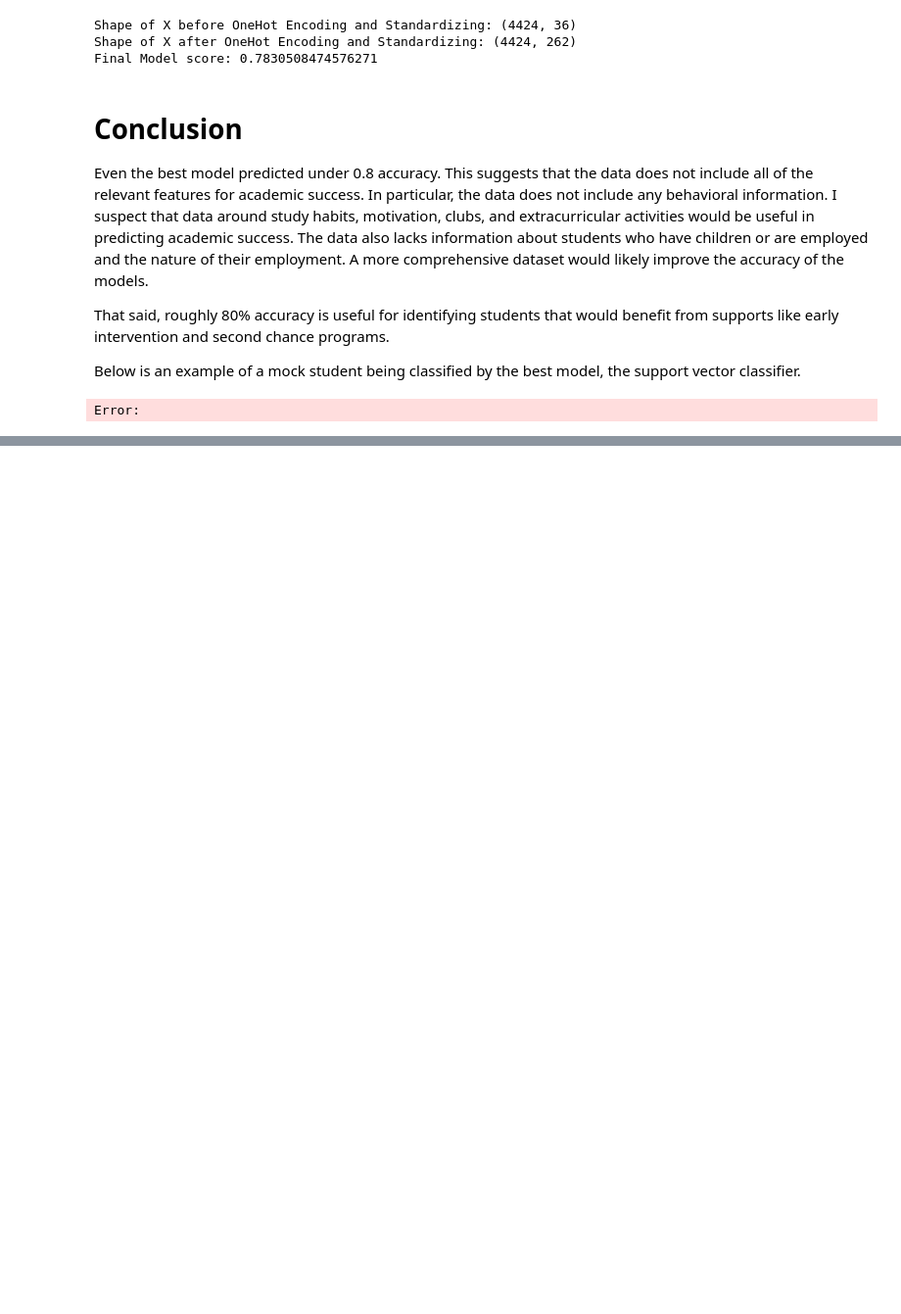
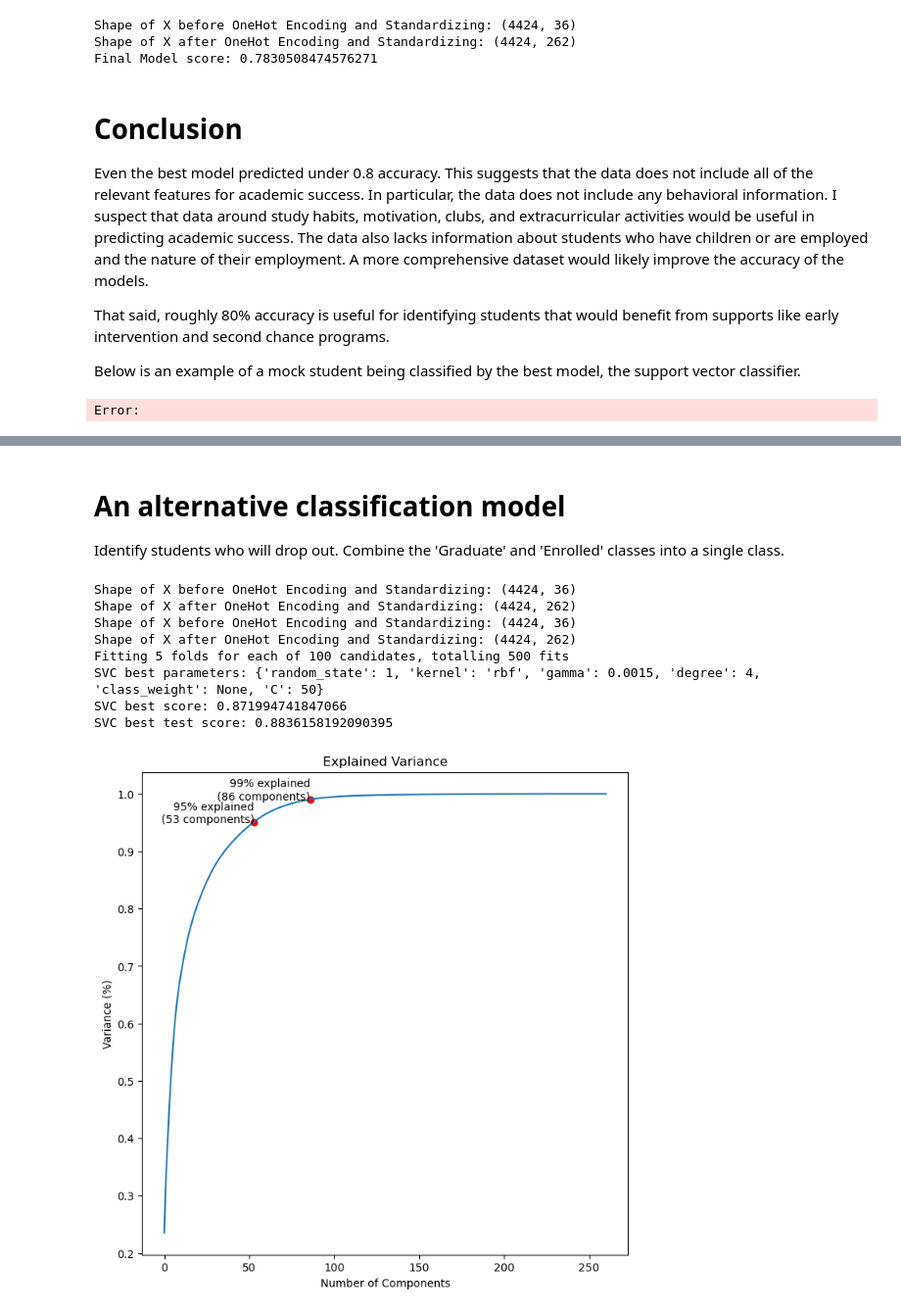
Before and after one commit to lrwham/Supervised-Learning-Final, a Jupyter notebook: final_model.ipynb, the cells around one changed output, grey strips where cells are left out. Shown at 98% size. Drawn from its saved outputs; the diff is of its cells as text; code cells hidden in the pictures; blank space fills up the shorter version.

```diff
--- a/final_model.ipynb
+++ b/final_model.ipynb
@@ -607,0 +605,66 @@ Error:
+# %% [markdown]
+# An alternative classification model
+Identify students who will drop out. Combine the 'Graduate' and 'Enrolled' classes into a single class.
+# %%
+from support import get_data, get_preprocessed_data
+from sklearn.decomposition import PCA
+import numpy as np
+import matplotlib.pyplot as plt
+from sklearn.model_selection import RandomizedSearchCV
+
+# Combine Graduate and Enrolled
+data = get_data()
+data['Target'] = data['Target'].replace({2: 1})
+
+X_train, X_test, y_train, y_test, preprocessor = get_preprocessed_data(data)
+
+pca = PCA(svd_solver="arpack")
+X_train = pca.fit_transform(X_train)
+
+explained_variance_95 = np.argmax(np.cumsum(pca.explained_variance_ratio_) > 0.95)
+explained_variance_99 = np.argmax(np.cumsum(pca.explained_variance_ratio_) > 0.99)
+
+plt.figure(figsize=(8, 8))
+plt.plot(np.cumsum(pca.explained_variance_ratio_))
+plt.scatter(explained_variance_95, 0.95, color="red")
+plt.text(explained_variance_95, 0.95, f"95% explained\n({explained_variance_95} components)", ha="right")
+plt.scatter(explained_variance_99, 0.99, color="red")
+plt.text(explained_variance_99, 0.99, f"99% explained\n({explained_variance_99} components)", ha="right")
+plt.xlabel("Number of Components")
+plt.ylabel("Variance (%)")
+plt.title("Explained Variance")
+plt.savefig("explained_variance_binary.png")
+
+X_train, X_test, y_train, y_test, preprocessor = get_preprocessed_data(data)
+
+pca = PCA(n_components=explained_variance_99, svd_solver="arpack")
+X_train = pca.fit_transform(X_train)
+X_test = pca.transform(X_test)
+
+from sklearn.svm import SVC
+
+random_search_svc = RandomizedSearchCV(SVC(), param_distributions=param_grid_SVC, n_iter=100, cv=5, n_jobs=N_JOBS, verbose=3)
+
+random_search_svc.fit(X_train, y_train)
+
+best_params = random_search_svc.best_params_
+best_score = random_search_svc.best_score_
+best_estimator = random_search_svc.best_estimator_
+best_test_score = best_estimator.score(X_test, y_test)
+
+print(f'SVC best parameters: {best_params}')
+print(f'SVC best score: {best_score}')
+print(f'SVC best test score: {best_test_score}')
+
+scores = {} if 'scores' not in locals() else scores
+scores['post_pca_SVC_binary'] = (best_score, best_test_score)
+# %% [output]
+Shape of X before OneHot Encoding and Standardizing: (4424, 36)
+Shape of X after OneHot Encoding and Standardizing: (4424, 262)
+Shape of X before OneHot Encoding and Standardizing: (4424, 36)
+Shape of X after OneHot Encoding and Standardizing: (4424, 262)
+Fitting 5 folds for each of 100 candidates, totalling 500 fits
+SVC best parameters: {'random_state': 1, 'kernel': 'rbf', 'gamma': 0.0015, 'degree': 4, 'class_weight': None, 'C': 50}
+SVC best score: 0.871994741847066
+SVC best test score: 0.8836158192090395
+[figure, added]
```
Also changed, not shown: parts of 2 cells of this notebook, 2 other files.
